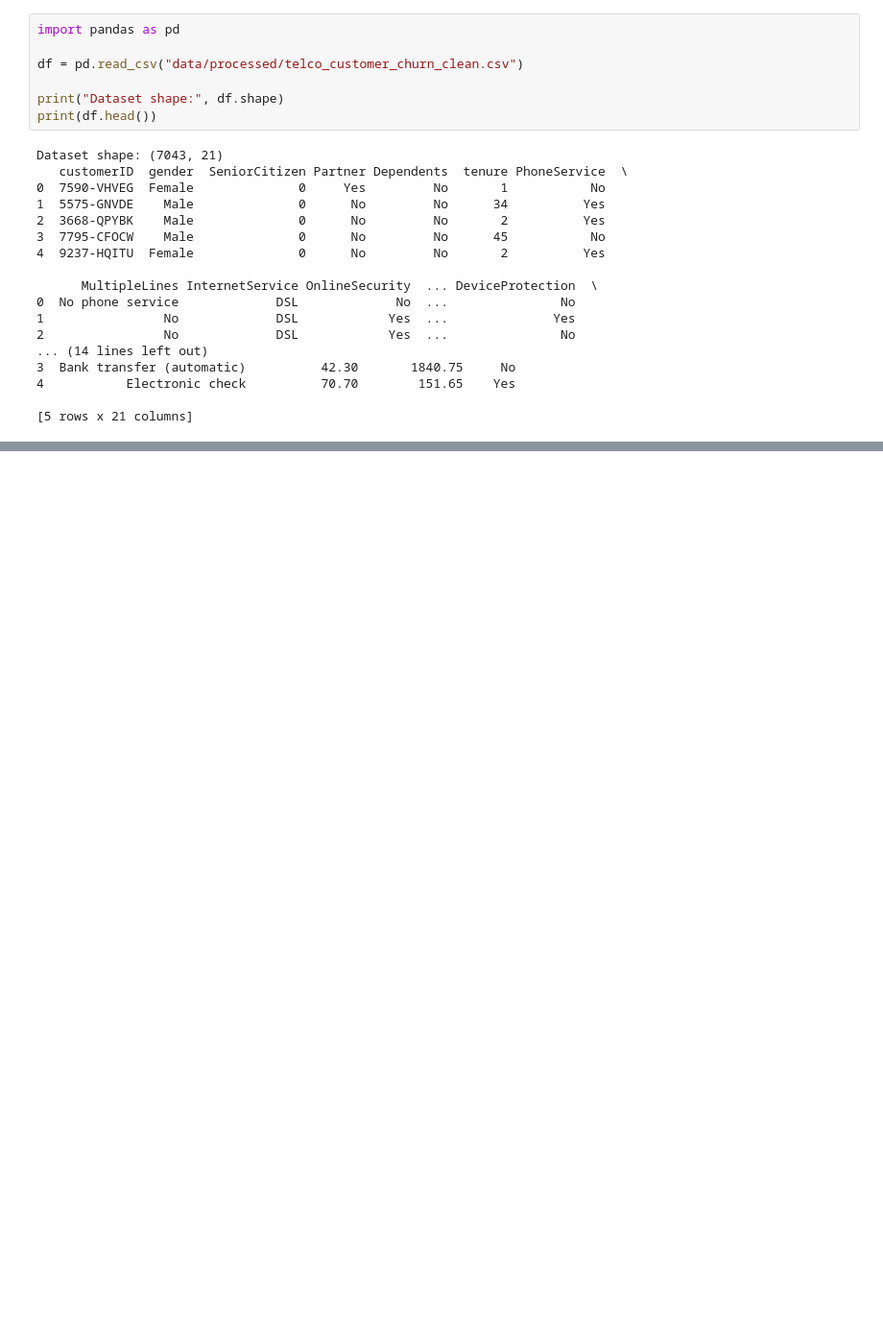
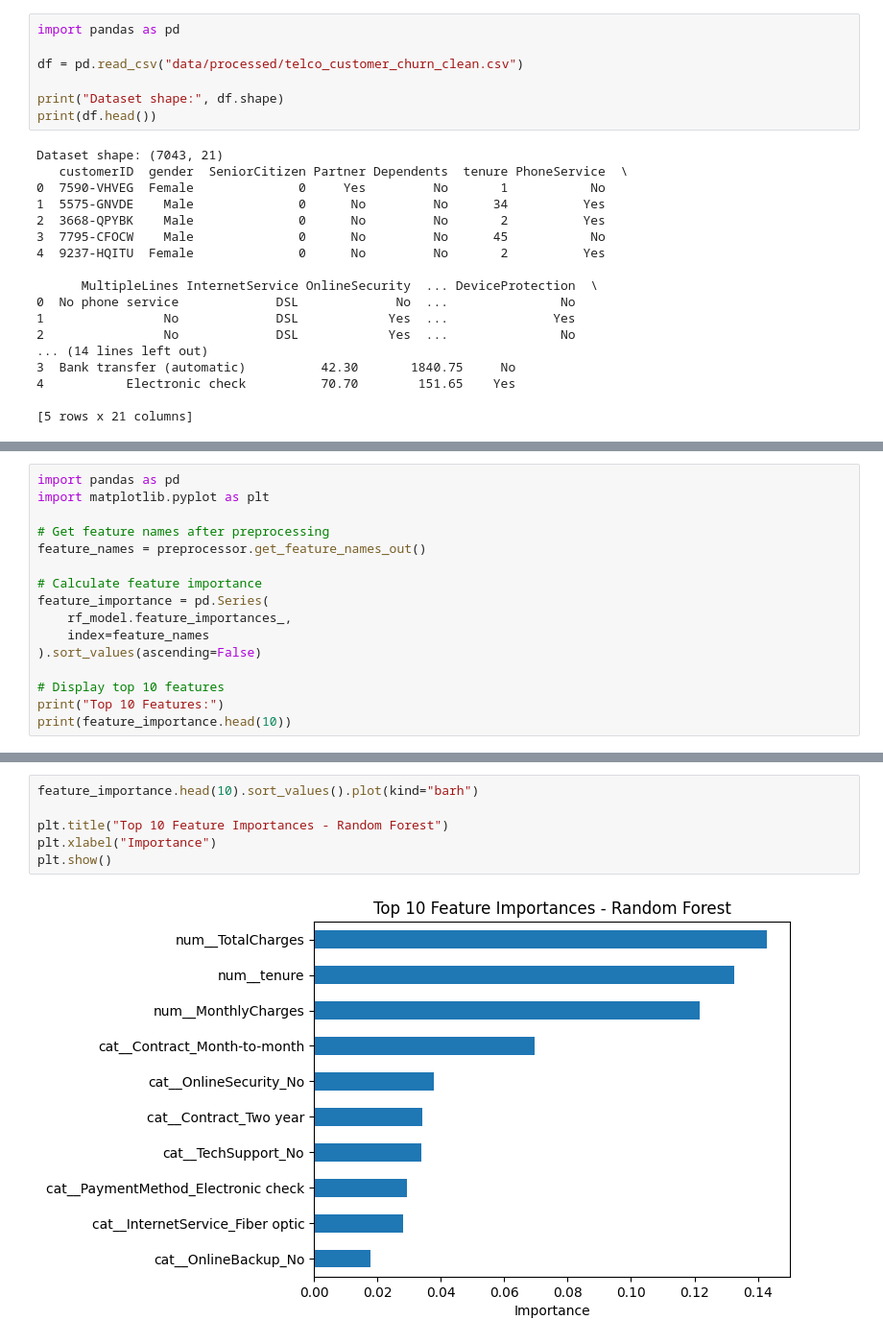
Before and after one commit to Tamirahsharieff/Zaalima-Data-Analytics-Team, a Jupyter notebook: notebooks/customer_churn_analysis.ipynb, the cells around one changed output, grey strips where cells are left out. Shown at 96% size. Cells and saved outputs as stored; diff of their text form; blank space fills up the shorter version.

```diff
--- a/notebooks/customer_churn_analysis.ipynb
+++ b/notebooks/customer_churn_analysis.ipynb
@@ -1896,0 +2202,16 @@ NameError: name 'df' is not defined
+# %%
+import pandas as pd
+import matplotlib.pyplot as plt
+
+# Get feature names after preprocessing
+feature_names = preprocessor.get_feature_names_out()
+
+# Calculate feature importance
+feature_importance = pd.Series(
+    rf_model.feature_importances_,
+    index=feature_names
+).sort_values(ascending=False)
+
+# Display top 10 features
+print("Top 10 Features:")
+print(feature_importance.head(10))
@@ -1896,0 +2231,8 @@ NameError: name 'df' is not defined
+# %%
+feature_importance.head(10).sort_values().plot(kind="barh")
+
+plt.title("Top 10 Feature Importances - Random Forest")
+plt.xlabel("Importance")
+plt.show()
+# %% [output]
+[figure, added]
```
Also changed, not shown: parts of 47 cells of this notebook.
